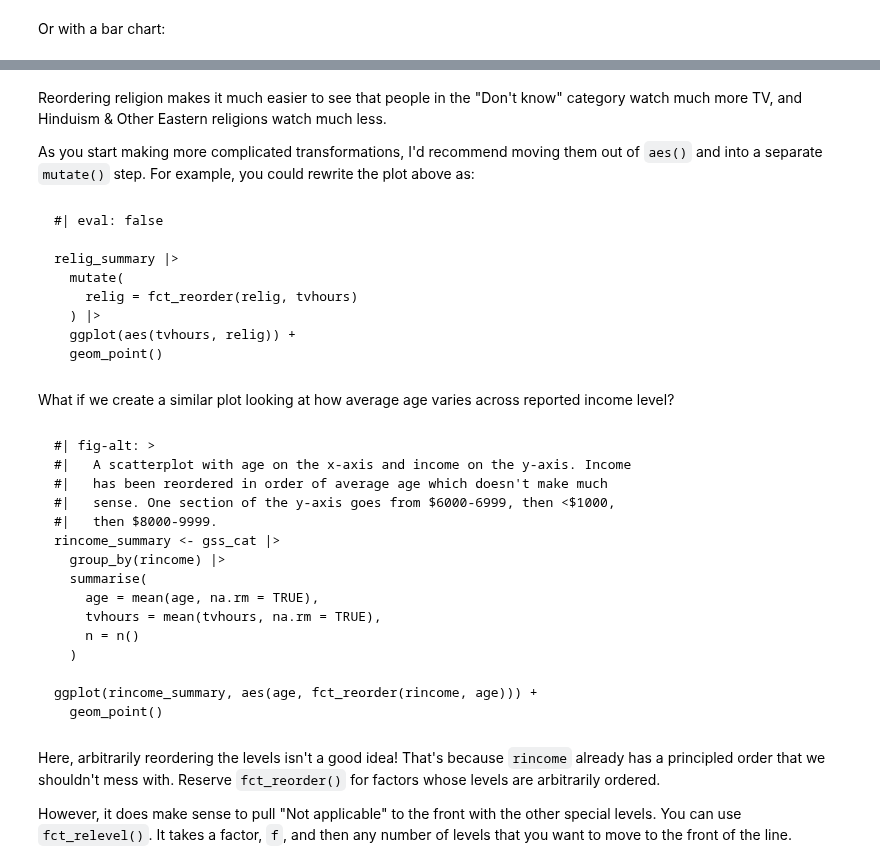
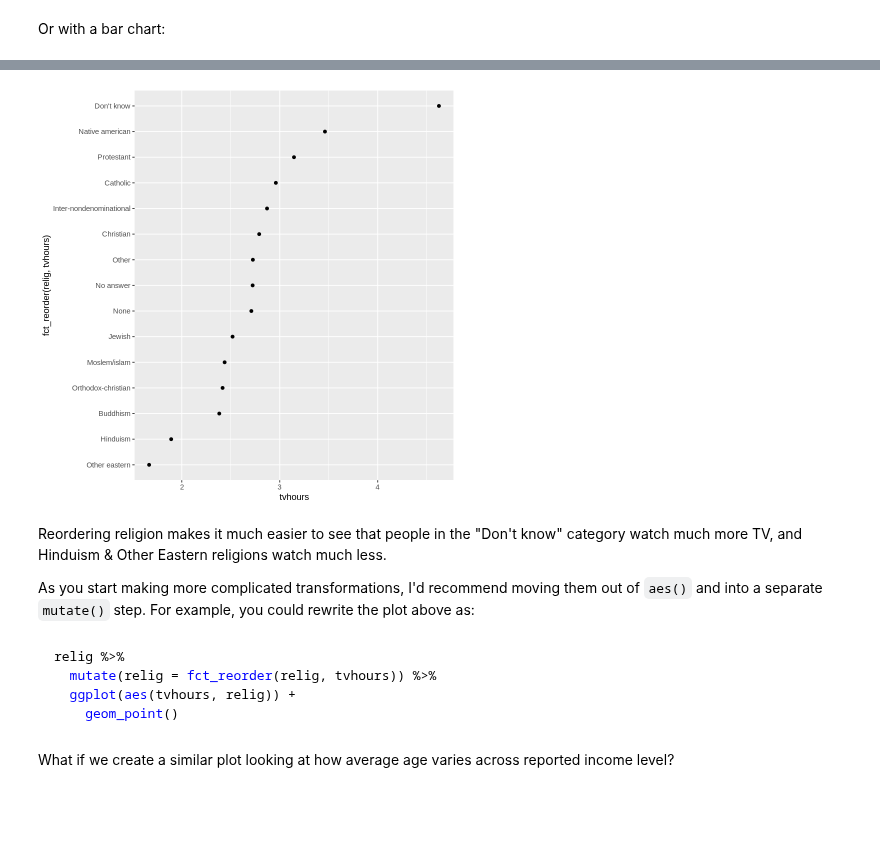
Before and after one commit to fralfaro/r4ds-book, a Jupyter notebook: docs/15_factors.ipynb, the cells around one changed output, grey strips where cells are left out. Cells and saved outputs as stored; diff of their text form; code cells hidden in the pictures; blank space fills up the shorter version.

````diff
--- a/docs/15_factors.ipynb
+++ b/docs/15_factors.ipynb
@@ -217,49 +224,20 @@ ggplot(relig_summary, aes(tvhours, fct_reorder(relig, tvhours))) +
+# %%
+ggplot(relig, aes(tvhours, fct_reorder(relig, tvhours))) +
+  geom_point()
+# %% [output]
+[figure, added]
 # %% [markdown]
 
 Reordering religion makes it much easier to see that people in the "Don't know" category watch much more TV, and Hinduism & Other Eastern religions watch much less.
 
-As you start making more complicated transformations, I'd recommend moving them out of `aes()` and into a separate `mutate()` step.
-For example, you could rewrite the plot above as:
+As you start making more complicated transformations, I'd recommend moving them out of `aes()` and into a separate `mutate()` step. For example, you could rewrite the plot above as:
 # %% [markdown]
-
-```{r}
-#| eval: false
-
-relig_summary |>
-  mutate(
-    relig = fct_reorder(relig, tvhours)
-  ) |>
+```r
+relig %>%
+  mutate(relig = fct_reorder(relig, tvhours)) %>%
   ggplot(aes(tvhours, relig)) +
-  geom_point()
+    geom_point()
 ```
 # %% [markdown]
 
 What if we create a similar plot looking at how average age varies across reported income level?
-# %% [markdown]
-
-```{r}
-#| fig-alt: >
-#|   A scatterplot with age on the x-axis and income on the y-axis. Income
-#|   has been reordered in order of average age which doesn't make much
-#|   sense. One section of the y-axis goes from $6000-6999, then <$1000,
-#|   then $8000-9999.
-rincome_summary <- gss_cat |>
-  group_by(rincome) |>
-  summarise(
-    age = mean(age, na.rm = TRUE),
-    tvhours = mean(tvhours, na.rm = TRUE),
-    n = n()
-  )
-
-ggplot(rincome_summary, aes(age, fct_reorder(rincome, age))) +
-  geom_point()
-```
-# %% [markdown]
-
-Here, arbitrarily reordering the levels isn't a good idea!
-That's because `rincome` already has a principled order that we shouldn't mess with.
-Reserve `fct_reorder()` for factors whose levels are arbitrarily ordered.
-
-However, it does make sense to pull "Not applicable" to the front with the other special levels.
-You can use `fct_relevel()`.
-It takes a factor, `f`, and then any number of levels that you want to move to the front of the line.
````
Also changed, not shown: parts of 81 cells of this notebook.
